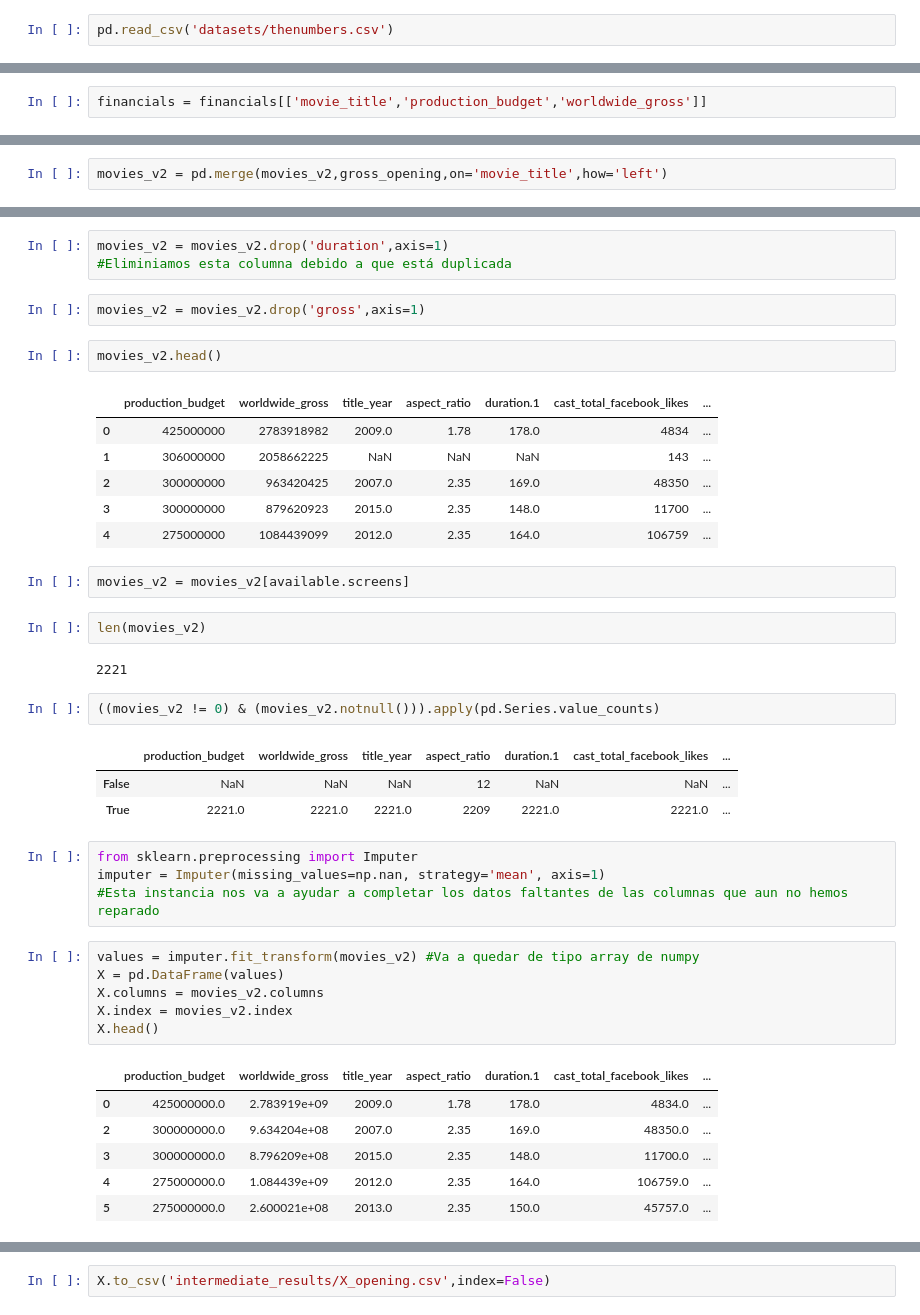
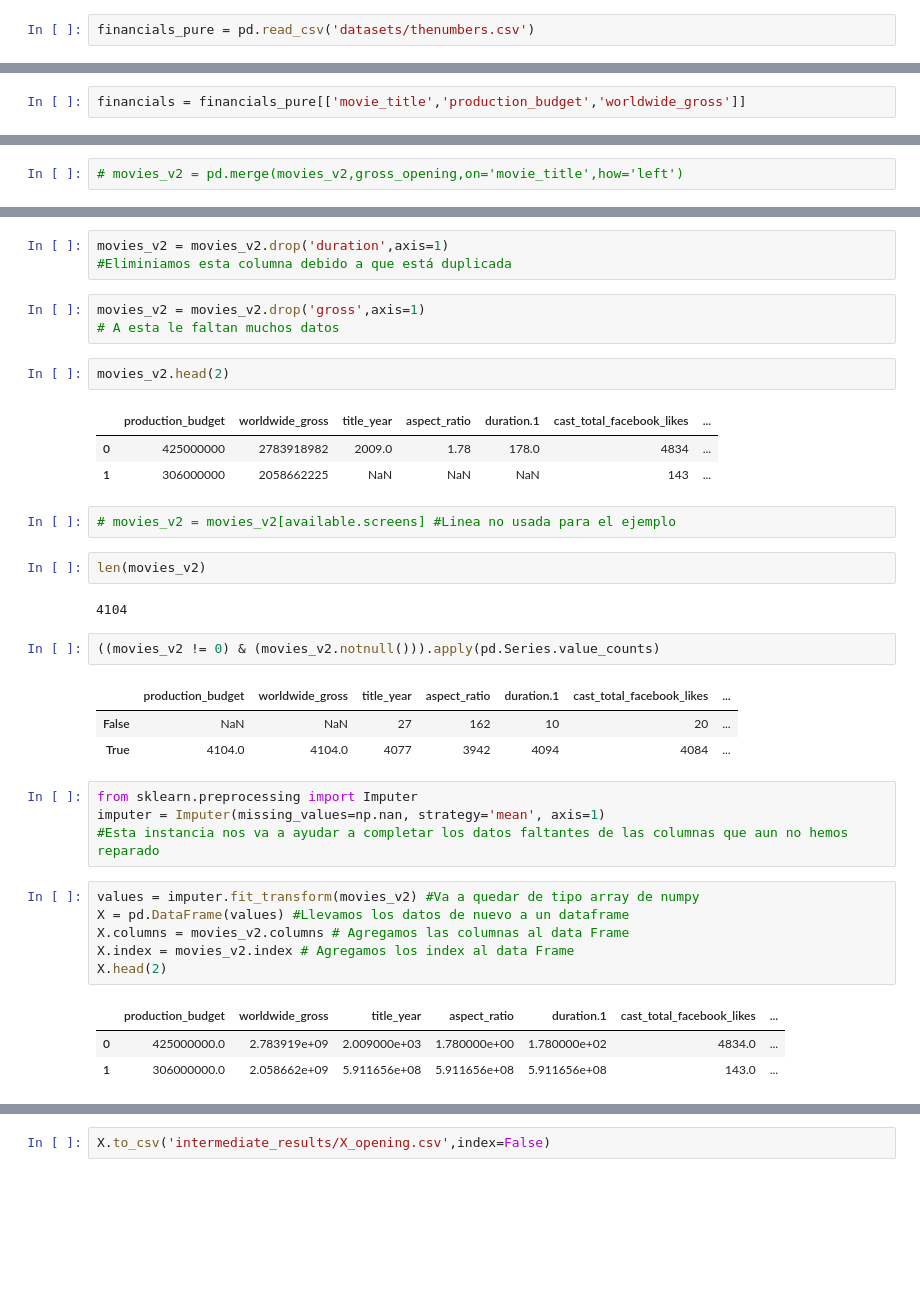
Before and after one commit to Jhonbeltran/machine-learning-platzi, a Jupyter notebook: 09 Preparación de los datos.ipynb, the cells around one changed output, grey strips where cells are left out. Cells and saved outputs as stored; diff of their text form; blank space fills up the shorter version.

Commit message:
Dejo el ejemplo 09 como termina en la clase 16 Manejo de datos faltantes con las anotaciones correspondientes

```diff
--- a/09 Preparación de los datos.ipynb
+++ b/09 Preparación de los datos.ipynb
@@ -415,2 +414,2 @@ movies[mask]
 # %%
-pd.read_csv('datasets/thenumbers.csv')
+financials_pure = pd.read_csv('datasets/thenumbers.csv')
@@ -438,2 +416,2 @@ financials = pd.read_csv('datasets/thenumbers.csv')
 # %%
-financials = financials[['movie_title','production_budget','worldwide_gross']]
+financials = financials_pure[['movie_title','production_budget','worldwide_gross']]
@@ -501,7 +472,7 @@ gross_opening = gross_opening.drop('Unnamed: 0',axis=1)
 # %%
 movies_v2 = pd.merge(financials,movies_num,on='movie_title',how='left')
 # %%
-movies_v2 = pd.merge(movies_v2,gross_opening,on='movie_title',how='left')
+# movies_v2 = pd.merge(movies_v2,gross_opening,on='movie_title',how='left')
 # %%
 movies_v2.shape
 # %% [output]
@@ -576,44 +547,39 @@ movies_v2 = movies_v2.drop('duration',axis=1)
 #Eliminiamos esta columna debido a que está duplicada
 # %%
 movies_v2 = movies_v2.drop('gross',axis=1)
+# A esta le faltan muchos datos
 # %%
-movies_v2.head()
+movies_v2.head(2)
 # %% [output]
 |  | production_budget | worldwide_gross | title_year | aspect_ratio | duration.1 | cast_total_facebook_likes | ... |
 | 0 | 425000000 | 2783918982 | 2009.0 | 1.78 | 178.0 | 4834 | ... |
 | 1 | 306000000 | 2058662225 | NaN | NaN | NaN | 143 | ... |
-| 2 | 300000000 | 963420425 | 2007.0 | 2.35 | 169.0 | 48350 | ... |
-| 3 | 300000000 | 879620923 | 2015.0 | 2.35 | 148.0 | 11700 | ... |
-| 4 | 275000000 | 1084439099 | 2012.0 | 2.35 | 164.0 | 106759 | ... |
-# %%
-movies_v2 = movies_v2[available.screens]
+# %%
+# movies_v2 = movies_v2[available.screens] #Linea no usada para el ejemplo
 # %%
 len(movies_v2)
 # %% [output]
-2221
+4104
 # %%
 ((movies_v2 != 0) & (movies_v2.notnull())).apply(pd.Series.value_counts)
 # %% [output]
 |  | production_budget | worldwide_gross | title_year | aspect_ratio | duration.1 | cast_total_facebook_likes | ... |
-| False | NaN | NaN | NaN | 12 | NaN | NaN | ... |
-| True | 2221.0 | 2221.0 | 2221.0 | 2209 | 2221.0 | 2221.0 | ... |
+| False | NaN | NaN | 27 | 162 | 10 | 20 | ... |
+| True | 4104.0 | 4104.0 | 4077 | 3942 | 4094 | 4084 | ... |
 # %%
 from sklearn.preprocessing import Imputer
 imputer = Imputer(missing_values=np.nan, strategy='mean', axis=1)
 #Esta instancia nos va a ayudar a completar los datos faltantes de las columnas que aun no hemos reparado
 # %%
 values = imputer.fit_transform(movies_v2) #Va a quedar de tipo array de numpy
-X = pd.DataFrame(values)
-X.columns = movies_v2.columns
-X.index = movies_v2.index
-X.head()
+X = pd.DataFrame(values) #Llevamos los datos de nuevo a un dataframe
+X.columns = movies_v2.columns # Agregamos las columnas al data Frame
+X.index = movies_v2.index # Agregamos los index al data Frame
+X.head(2)
 # %% [output]
 |  | production_budget | worldwide_gross | title_year | aspect_ratio | duration.1 | cast_total_facebook_likes | ... |
-| 0 | 425000000.0 | 2.783919e+09 | 2009.0 | 1.78 | 178.0 | 4834.0 | ... |
-| 2 | 300000000.0 | 9.634204e+08 | 2007.0 | 2.35 | 169.0 | 48350.0 | ... |
-| 3 | 300000000.0 | 8.796209e+08 | 2015.0 | 2.35 | 148.0 | 11700.0 | ... |
-| 4 | 275000000.0 | 1.084439e+09 | 2012.0 | 2.35 | 164.0 | 106759.0 | ... |
-| 5 | 275000000.0 | 2.600021e+08 | 2013.0 | 2.35 | 150.0 | 45757.0 | ... |
+| 0 | 425000000.0 | 2.783919e+09 | 2.009000e+03 | 1.780000e+00 | 1.780000e+02 | 4834.0 | ... |
+| 1 | 306000000.0 | 2.058662e+09 | 5.911656e+08 | 5.911656e+08 | 5.911656e+08 | 143.0 | ... |
 # %%
 len(X)
 # %% [output]
```
Also changed, not shown: parts of 29 cells of this notebook, 1 other file.
